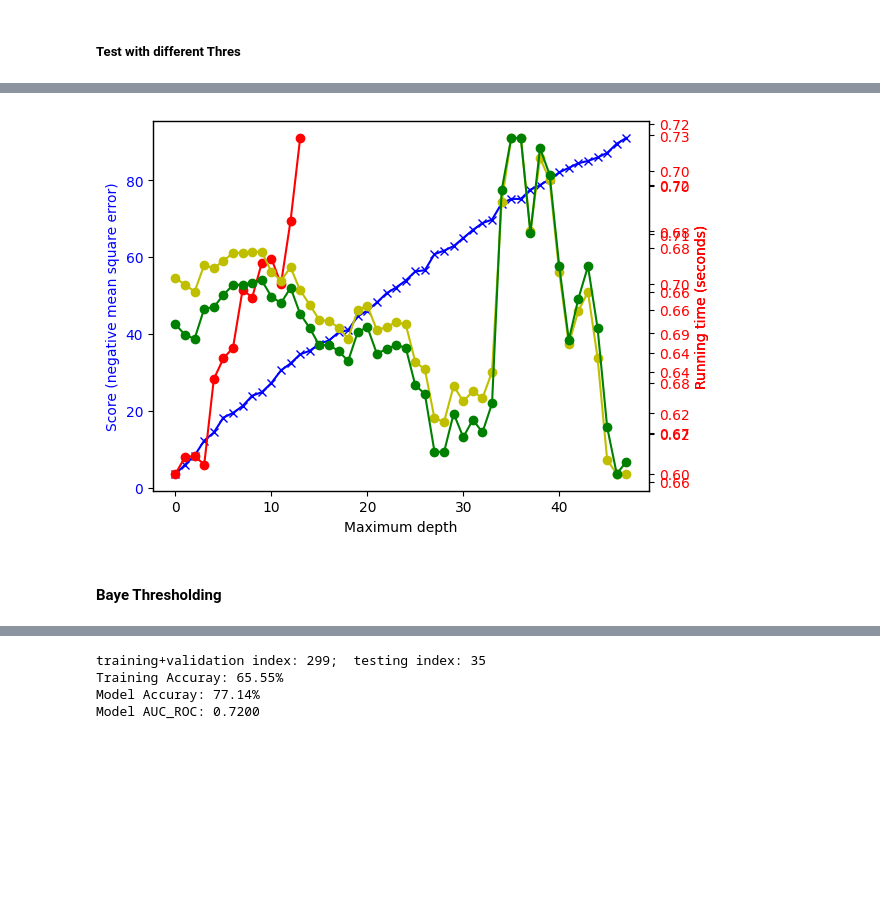
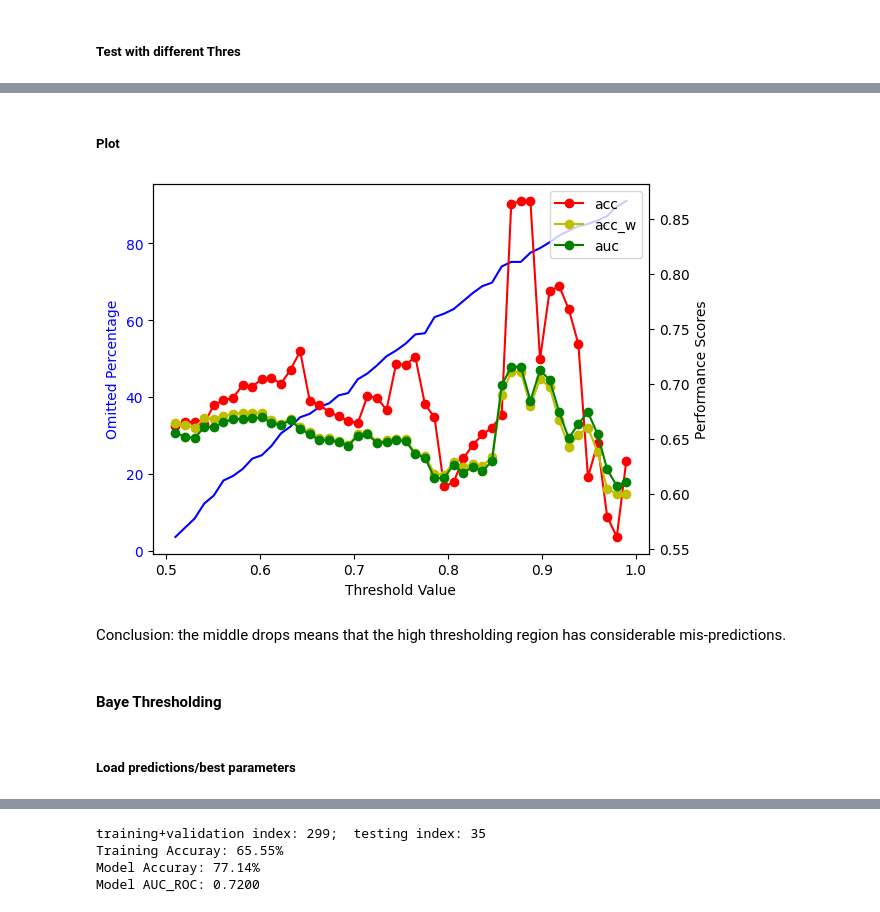
Before and after one commit to katha815/ADME-Classifier, a Jupyter notebook: Different_ML_models_Odata.ipynb, the cells around one changed output, grey strips where cells are left out. Saved outputs shown, nothing was run; the diff lists cells and outputs as text; code cells hidden in the pictures; blank space fills up the shorter version.

Commit message:
Thresholding of GB, XG, and Baye rebuilt

```diff
--- a/Different_ML_models_Odata.ipynb
+++ b/Different_ML_models_Odata.ipynb
@@ -145,8 +194,8 @@ from sklearn.preprocessing import StandardScaler
 X = X.drop('Chromo', axis=1)
 X = np.array([X.values.tolist()]).reshape(X.shape[0],-1)
 Y = np.array([Y.values.tolist()]).reshape(X.shape[0],)
-scaler = StandardScaler()
-X = scaler.fit_transform(X)
+# scaler = StandardScaler()
+# X = scaler.fit_transform(X)
 # %% [markdown]
 ## XGBoost model: LOCO, simple split and Kfold
 # %% [markdown]
@@ -5830,10 +5872,19 @@ converted_paras_l
 ##### Test with different Thres
 # %%
 #Trial
+train_v_indexes = trainlist[0]
+val_indexes = vlist[0]
+test_indexes = testlist[0]
+X_train, y_train= X[train_v_indexes], Y[train_v_indexes]
+X_test, y_test= X[test_indexes], Y[test_indexes]
+
+paras  = converted_paras_l[0]
+
 model = create_xgboost_model(**paras)
 model.fit(X_train, y_train)
 yhat = model.predict_proba(X_test)
 
 #6 Calculate and store
+thres = 0.7
 acc, o_p = prob_acc(y_test, yhat, thres)
-acc
+print(acc, o_p)
@@ -5865,12 +5918,12 @@ while o_p_all < 90:
     #2 Use train and validation indexes to create the custom split
     # custom_split = [-1] * len(updated_trainlist[i]) + [0] * len(vlist[i])
     custom_split = [-1] * len(train_v_indexes)
-    for i, x in enumerate(train_v_indexes):
-      if x in val_indexes: custom_split[i] = 0
+    for j, x in enumerate(train_v_indexes):
+      if x in val_indexes: custom_split[j] = 0
     # Initialize the PredefinedSplit object
     ps = PredefinedSplit(test_fold=custom_split)
 
-    #3 Create model and optimise by BayesSearch
+    #3 Create model with paras found by former BayesSearch
     model = create_xgboost_model(**paras)
     model.fit(X_train, y_train)
     yhat = model.predict_proba(X_test)
@@ -5894,6 +5947,10 @@ while o_p_all < 90:
   yhat_all= np.concatenate(yhat_all)
   acc_w, o_p_all = prob_acc(ytrue_all, yhat_all, thres)
   auc, _ =  prob_auc(ytrue_all, yhat_all, thres)
+  # Filter nan in acc
+  nan_indices = np.argwhere(np.isnan(acc_scores)).flatten()#.tolist()
+  acc_scores = [acc_scores[i] for i in range(len(acc_scores)) if not i in nan_indices]
+  #
   acc_ave = np.mean(acc_scores)
   acc_w_tl.append(acc_w)
   acc_tl.append(acc_ave)
@@ -6057,25 +6114,25 @@ Fold 3;
-# %%
-fig, ax1 = plt.subplots()
-ax1.plot(range(len(o_p_tl)), o_p_tl, 'bx-')
-ax1.set_xlabel('Maximum depth')
-ax1.set_ylabel('Score (negative mean square error)',color='b')
-ax1.tick_params(axis='y',labelcolor='b')
-
-ax2 = ax1.twinx()
-ax2.plot(range(len(o_p_tl)), acc_tl, 'ro-')
-ax2.set_ylabel('Running time (seconds)',color='r')
-ax2.tick_params(axis='y',labelcolor='r')
-
-ax3 = ax1.twinx()
-ax3.plot(range(len(o_p_tl)), acc_w_tl, 'yo-')
-ax3.set_ylabel('Running time (seconds)',color='r')
-ax3.tick_params(axis='y',labelcolor='r')
-
-ax4 = ax1.twinx()
-ax4.plot(range(len(o_p_tl)), auc_tl, 'go-')
-ax4.set_ylabel('Running time (seconds)',color='r')
-ax4.tick_params(axis='y',labelcolor='r')
-# %% [output]
-[figure, removed]
+# %% [markdown]
+##### Plot
+# %%
+fig, ax1 = plt.subplots()
+x_lim = np.linspace(0.51,thres,(len(o_p_tl)))
+ax1.plot(x_lim, o_p_tl, 'b-')
+ax1.set_xlabel('Threshold Value')
+ax1.set_ylabel('Omitted Percentage',color='b')
+ax1.tick_params(axis='y',labelcolor='b')
+
+ax2 = ax1.twinx()
+ax2.plot(x_lim, acc_tl, 'ro-', label='acc')
+ax2.plot(x_lim, acc_w_tl, 'yo-', label='acc_w')
+ax2.plot(x_lim, auc_tl, 'go-', label='auc')
+ax2.legend()
+ax2.set_ylabel('Performance Scores',color='k')
+ax2.tick_params(axis='y',labelcolor='k')
+# %% [output]
+[figure, added]
+# %% [markdown]
+Conclusion: the middle drops means that the high thresholding region has considerable mis-predictions.
 # %% [markdown]
 #### Baye Thresholding
+# %% [markdown]
+##### Load predictions/best parameters
```
Also changed, not shown: parts of 33 cells of this notebook.
